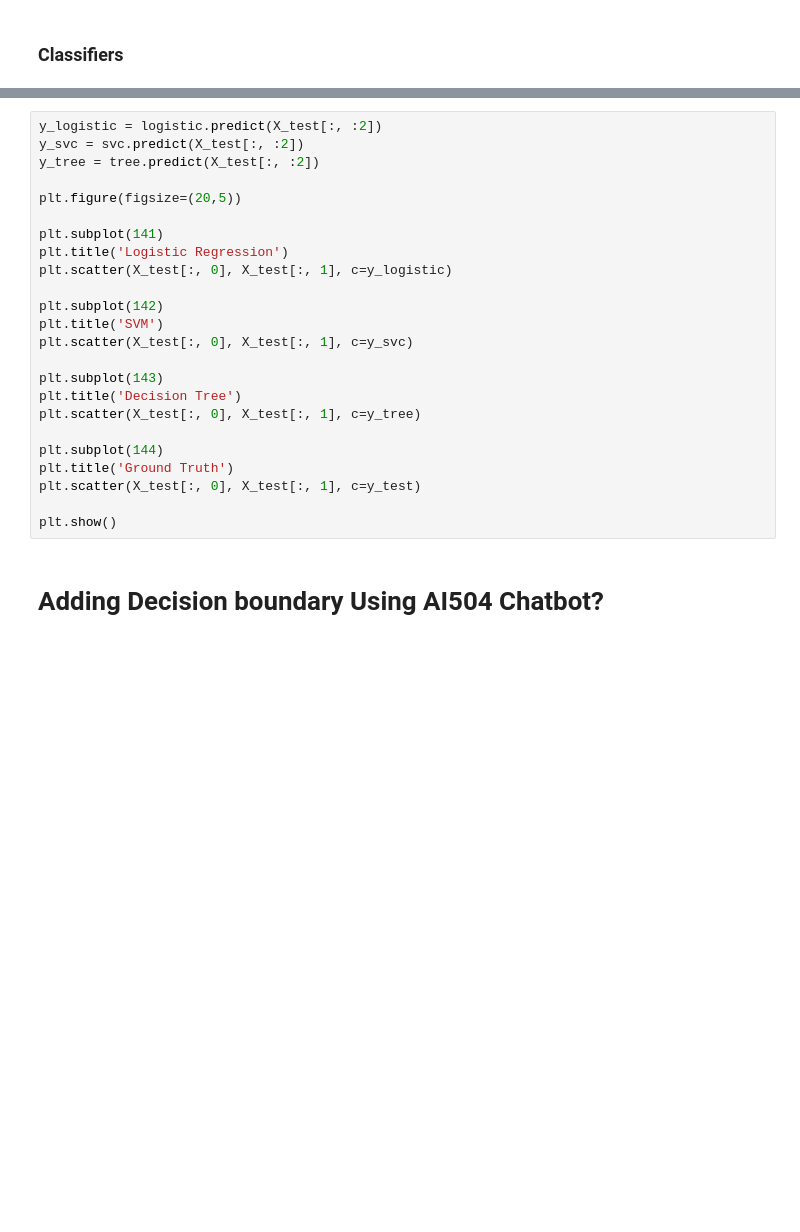
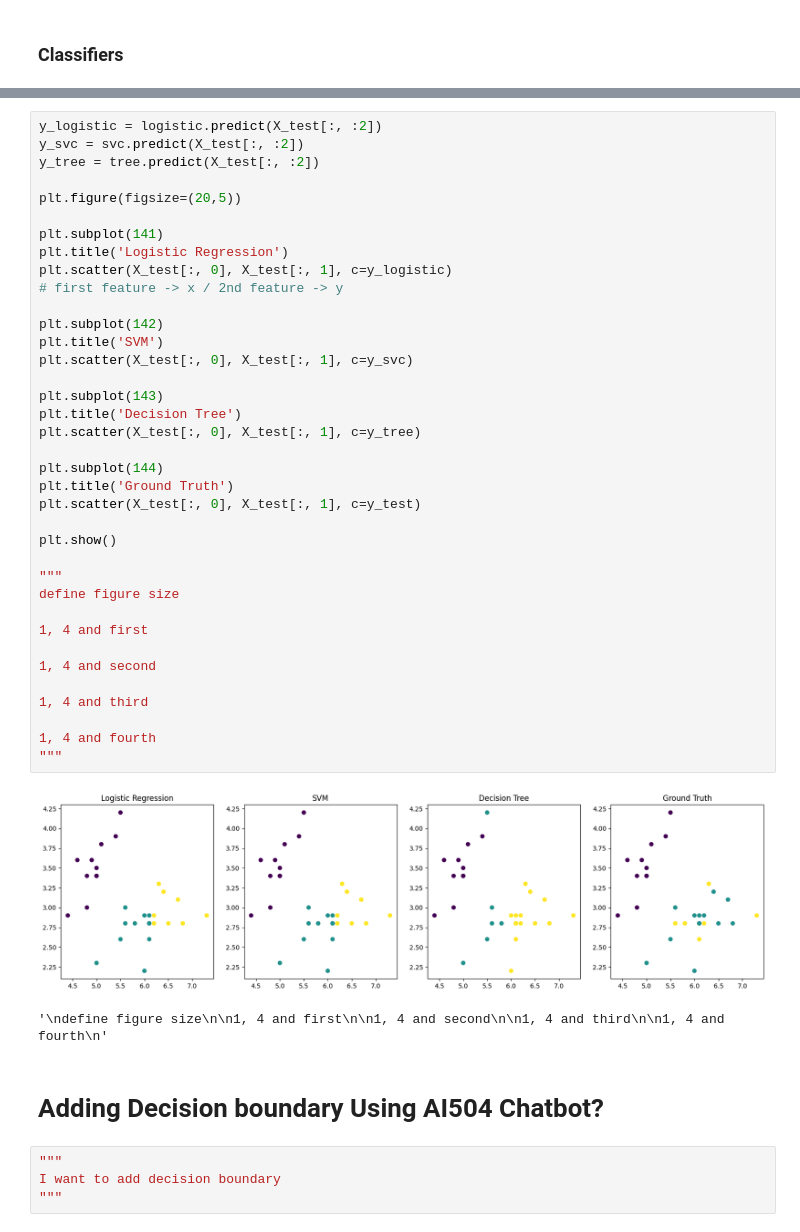
Before and after one commit to Jeong-jin-Han/AI504, a Jupyter notebook: Lec/week2/ai504_02_ml.ipynb, the cells around one changed output, grey strips where cells are left out. Cells and saved outputs as stored; diff of their text form; blank space fills up the shorter version.

```diff
--- a/Lec/week2/ai504_02_ml.ipynb
+++ b/Lec/week2/ai504_02_ml.ipynb
@@ -194,26 +276,46 @@ print(svc.score(X_test[:, :2], y_test))
 # %%
 y_logistic = logistic.predict(X_test[:, :2])
 y_svc = svc.predict(X_test[:, :2])
 y_tree = tree.predict(X_test[:, :2])
 
 plt.figure(figsize=(20,5))
 
 plt.subplot(141)
 plt.title('Logistic Regression')
 plt.scatter(X_test[:, 0], X_test[:, 1], c=y_logistic)
+# first feature -> x / 2nd feature -> y
 
 plt.subplot(142)
 plt.title('SVM')
 plt.scatter(X_test[:, 0], X_test[:, 1], c=y_svc)
 
 plt.subplot(143)
 plt.title('Decision Tree')
 plt.scatter(X_test[:, 0], X_test[:, 1], c=y_tree)
 
 plt.subplot(144)
 plt.title('Ground Truth')
 plt.scatter(X_test[:, 0], X_test[:, 1], c=y_test)
 
 plt.show()
+
+"""
+define figure size
+
+1, 4 and first
+
+1, 4 and second
+
+1, 4 and third
+
+1, 4 and fourth
+"""
+# %% [output]
+[figure, added]
+'\ndefine figure size\n\n1, 4 and first\n\n1, 4 and second\n\n1, 4 and third\n\n1, 4 and fourth\n'
 # %% [markdown]
 # Adding Decision boundary Using AI504 Chatbot?
+# %%
+"""
+I want to add decision boundary
+"""
```
Also changed, not shown: parts of 11 cells of this notebook.
